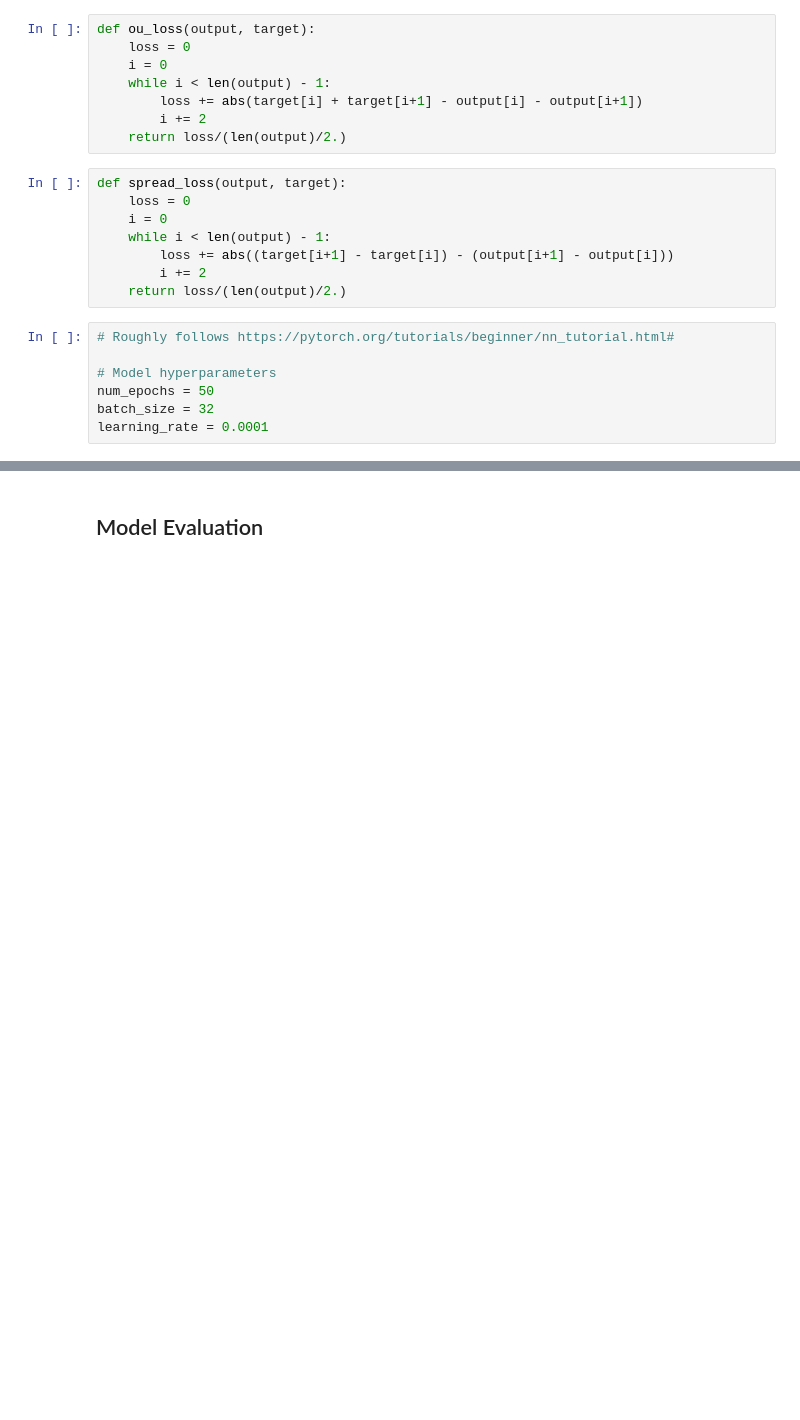
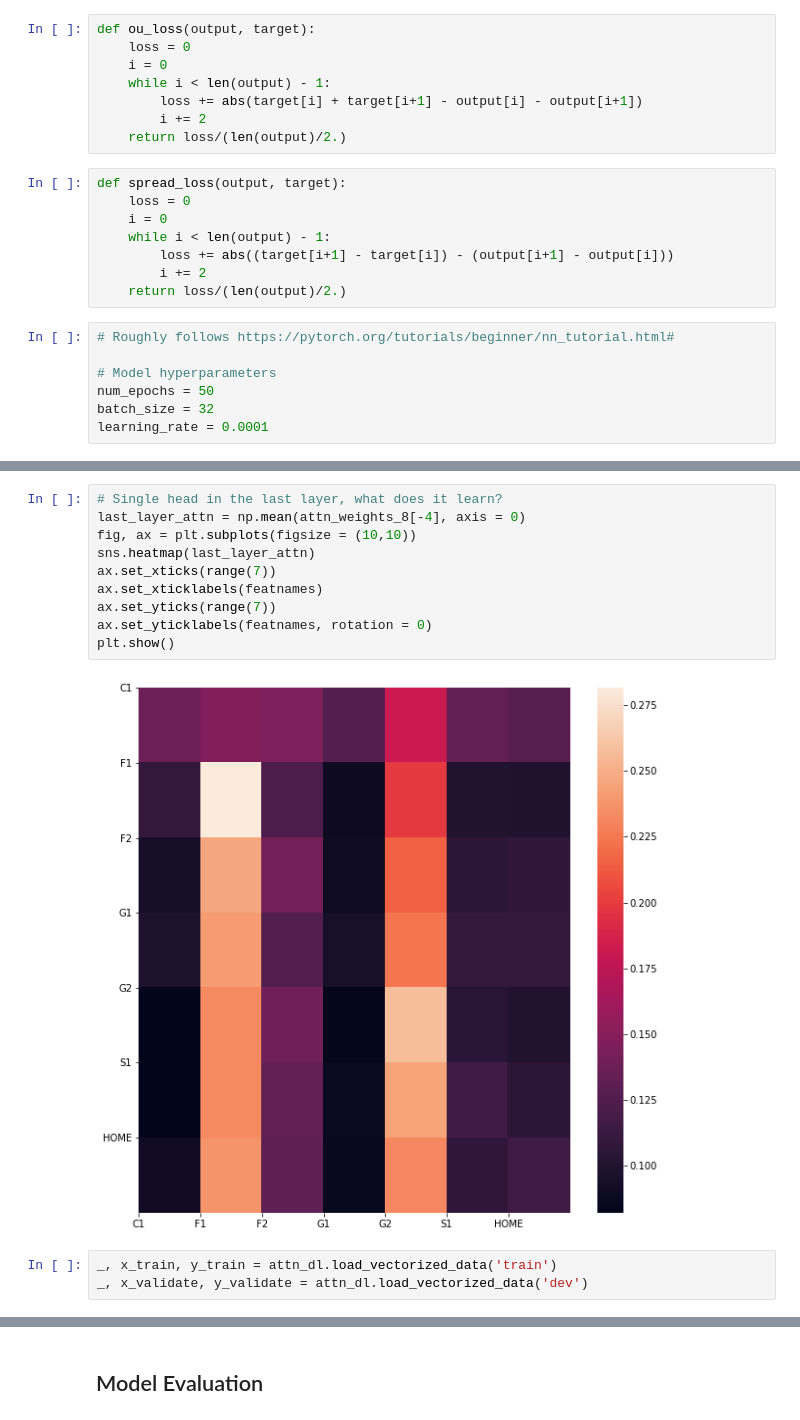
Before and after one commit to matteosantama/bookmaker, a Jupyter notebook: report_attention.ipynb, the cells around one changed output, grey strips where cells are left out. Drawn from its saved outputs; the diff is of its cells as text; blank space fills up the shorter version.

```diff
--- a/report_attention.ipynb
+++ b/report_attention.ipynb
@@ -78,3 +104,18 @@ Test Error:  tensor(10.9705, dtype=torch.float64, grad_fn=<SmoothL1LossBackward>
+# %%
+# Single head in the last layer, what does it learn?
+last_layer_attn = np.mean(attn_weights_8[-4], axis = 0)
+fig, ax = plt.subplots(figsize = (10,10))
+sns.heatmap(last_layer_attn)
+ax.set_xticks(range(7))
+ax.set_xticklabels(featnames)
+ax.set_yticks(range(7))
+ax.set_yticklabels(featnames, rotation = 0)
+plt.show()
+# %% [output]
+[figure, added]
+# %%
+_, x_train, y_train = attn_dl.load_vectorized_data('train')
+_, x_validate, y_validate = attn_dl.load_vectorized_data('dev')
 # %%
 plt.title('L1 Validation Loss')
 plt.xlabel('Epoch')
```
Also changed, not shown: parts of 29 cells of this notebook, 2 other files.
